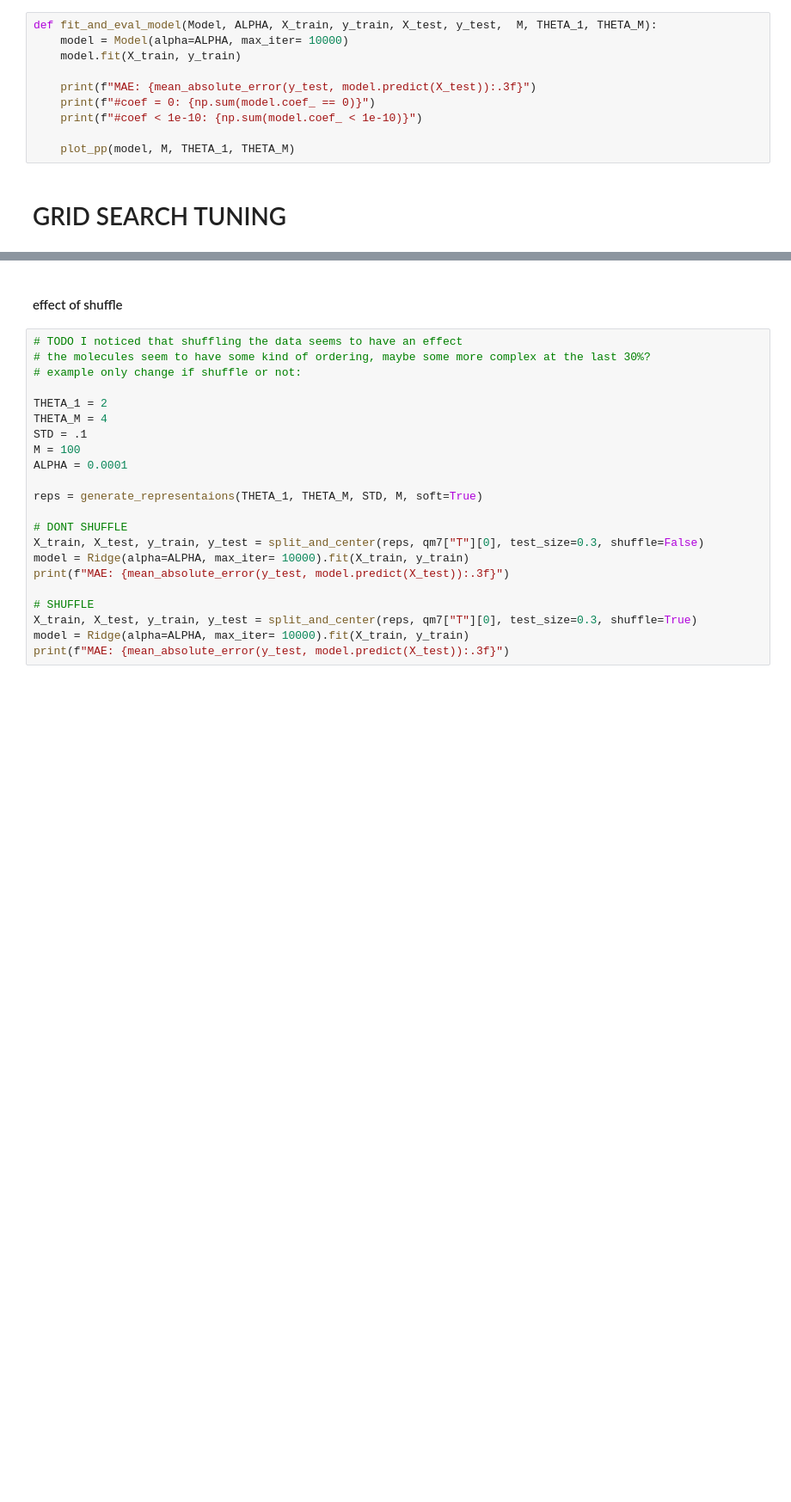
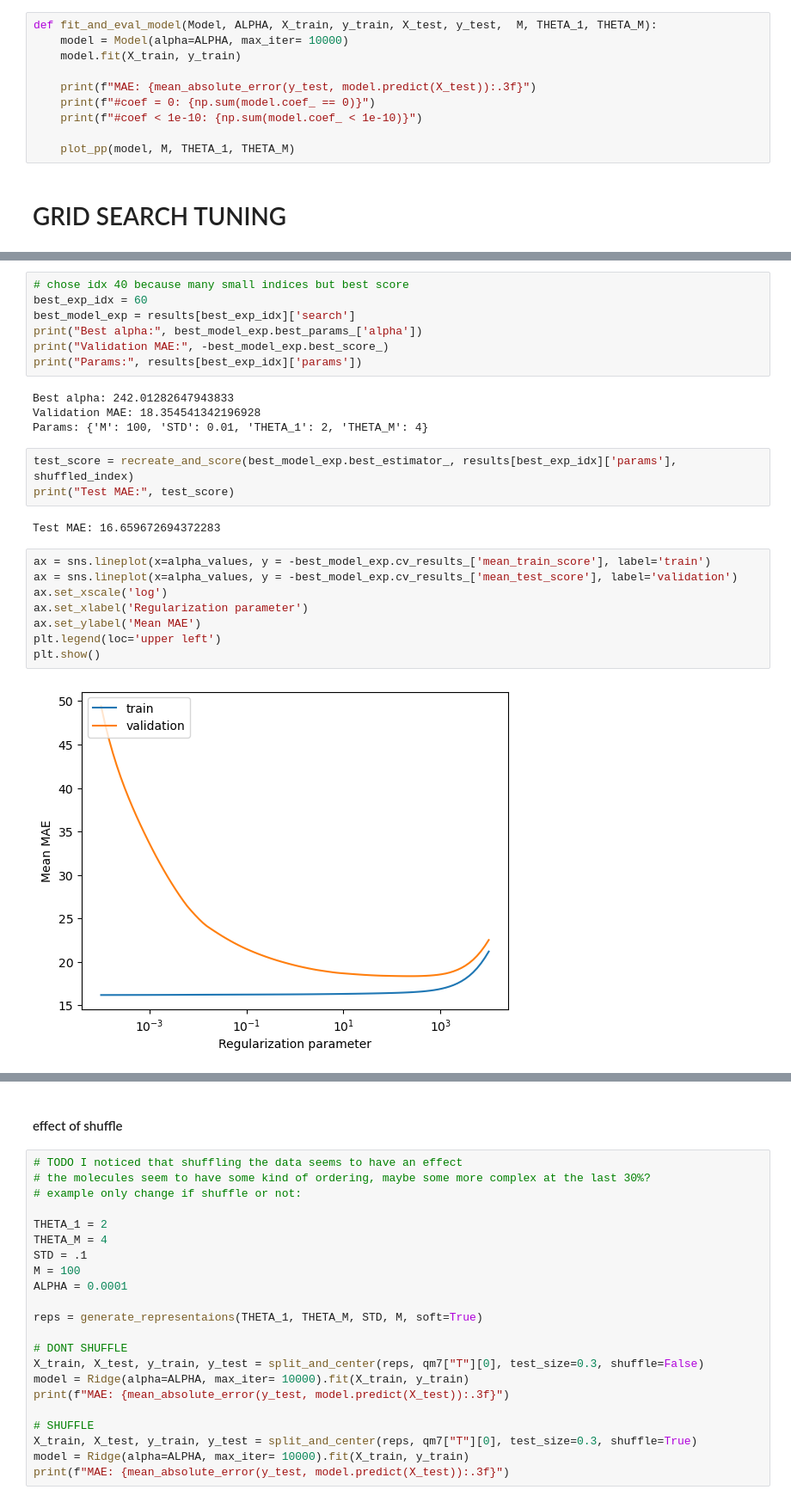
Before and after one commit to jascha-je/LabML4DS, a Jupyter notebook: p2/p2_jascha.ipynb, the cells around one changed output, grey strips where cells are left out. Shown at 86% size. Cells and saved outputs as stored; diff of their text form; blank space fills up the shorter version.

```diff
--- a/p2/p2_jascha.ipynb
+++ b/p2/p2_jascha.ipynb
@@ -499,0 +529,26 @@ plt.show()
+# %%
+# chose idx 40 because many small indices but best score
+best_exp_idx = 60
+best_model_exp = results[best_exp_idx]['search']
+print("Best alpha:", best_model_exp.best_params_['alpha'])
+print("Validation MAE:", -best_model_exp.best_score_)
+print("Params:", results[best_exp_idx]['params'])
+# %% [output]
+Best alpha: 242.01282647943833
+Validation MAE: 18.354541342196928
+Params: {'M': 100, 'STD': 0.01, 'THETA_1': 2, 'THETA_M': 4}
+# %%
+test_score = recreate_and_score(best_model_exp.best_estimator_, results[best_exp_idx]['params'], shuffled_index)
+print("Test MAE:", test_score)
+# %% [output]
+Test MAE: 16.659672694372283
+# %%
+ax = sns.lineplot(x=alpha_values, y = -best_model_exp.cv_results_['mean_train_score'], label='train')
+ax = sns.lineplot(x=alpha_values, y = -best_model_exp.cv_results_['mean_test_score'], label='validation')
+ax.set_xscale('log')
+ax.set_xlabel('Regularization parameter')
+ax.set_ylabel('Mean MAE')
+plt.legend(loc='upper left')
+plt.show()
+# %% [output]
+[figure, added]
```
Also changed, not shown: parts of 17 cells of this notebook, 1 other file.
